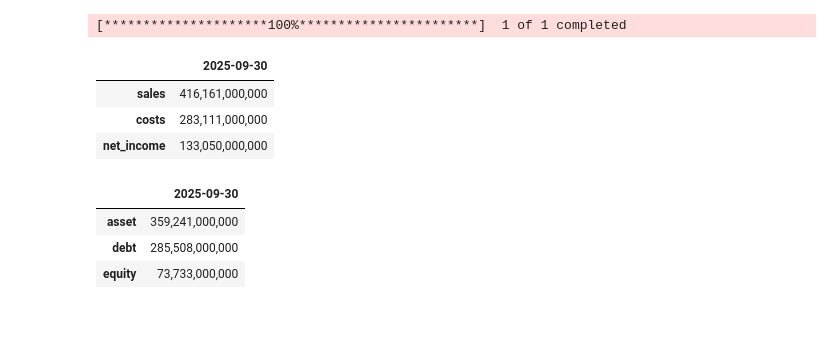
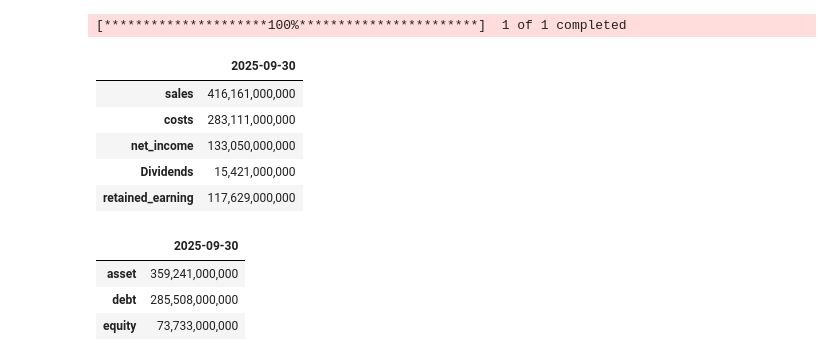
Before and after one commit to west31-d/ross-financial-management-python, a Jupyter notebook: Part2_financial statements and long term financial plan/chap4_long-term financial planning and growth.ipynb, the cells around one changed output. Cells and saved outputs as stored; diff of their text form; code cells hidden in the pictures; blank space fills up the shorter version.

```diff
--- a/Part2_financial statements and long term financial plan/chap4_long-term financial planning and growth.ipynb
+++ b/Part2_financial statements and long term financial plan/chap4_long-term financial planning and growth.ipynb
@@ -25,22 +27,28 @@ cashflow = ticker.cashflow
 # %%
 ##Simple Plan Model
 #Simple Income Statement
 sales = income_stmt.loc["Total Revenue"]
 costs = income_stmt.loc['Total Expenses']
 net_income = sales - costs
+dividends = -cashflow.loc["Cash Dividends Paid"]
+retained_earning = net_income-dividends
 
 simple_income_stmt = pd.DataFrame({
     "sales":sales,
     "costs" : costs,
-    "net_income" : net_income
+    "net_income" : net_income,
+    "Dividends" : dividends,
+    "retained_earning" : retained_earning
 }, index = ["2025-09-30"])
 
 simple_income_stmt.T
 # %% [output]
 |  | 2025-09-30 |
 | sales | 416,161,000,000 |
 | costs | 283,111,000,000 |
 | net_income | 133,050,000,000 |
+| Dividends | 15,421,000,000 |
+| retained_earning | 117,629,000,000 |
 # %%
 #Simple Balance Sheet
 simple_total_assets = bs.loc["Total Assets"]
```
Also changed, not shown: parts of 8 cells of this notebook.
